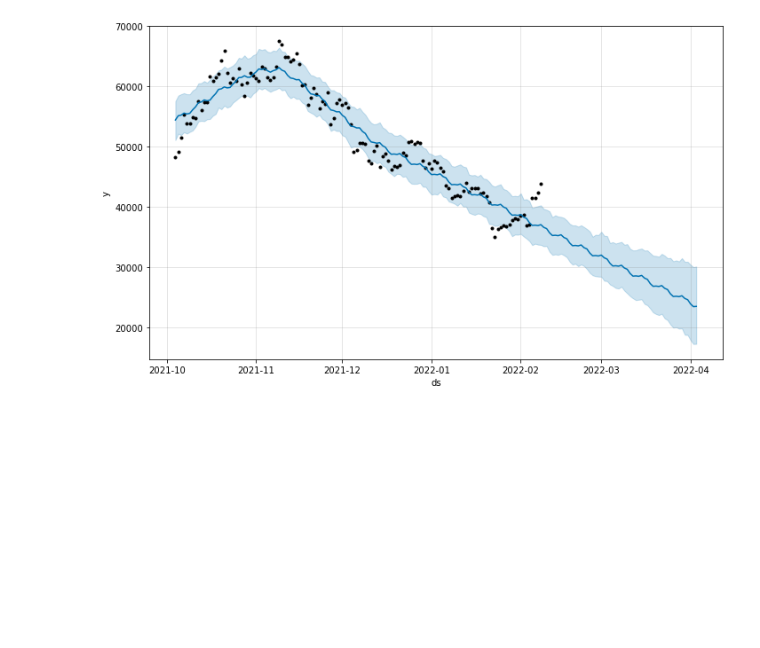
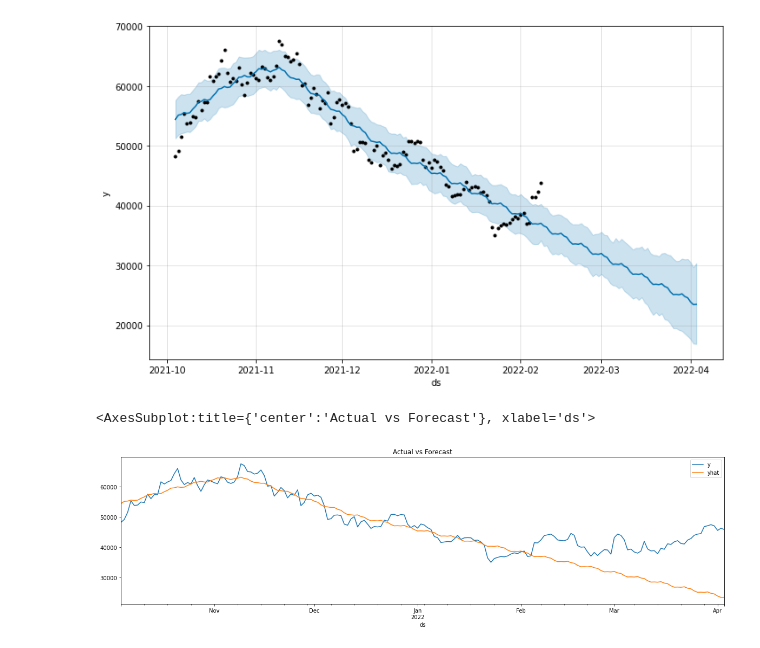
Before and after one commit to Ericwynnus/Project-2, a Jupyter notebook: App/Prophet_Model.ipynb, the cells around one changed output. Drawn from its saved outputs; the diff is of its cells as text; code cells hidden in the pictures; blank space fills up the shorter version.

```diff
--- a/App/Prophet_Model.ipynb
+++ b/App/Prophet_Model.ipynb
@@ -88,3 +88,9 @@ m.plot(results)
 # %% [output]
 [figure]
 [figure]
+# %%
+ax = (test_df.plot(y='y',use_index=True,figsize=(20,5),title='Actual Vs Forecast'))
+results.plot(x='ds',y='yhat',figsize=(20,5),title='Actual vs Forecast', ax=ax)
+# %% [output]
+<AxesSubplot:title={'center':'Actual vs Forecast'}, xlabel='ds'>
+[figure, added]
```
Also changed, not shown: parts of 3 cells of this notebook.
